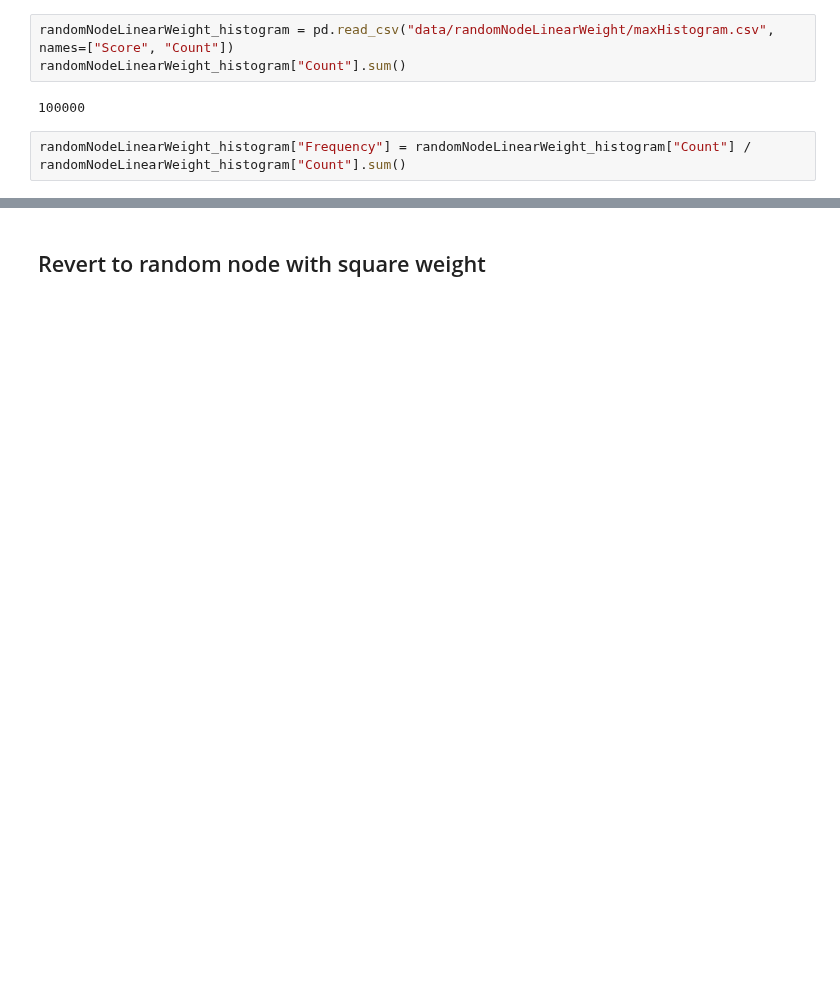
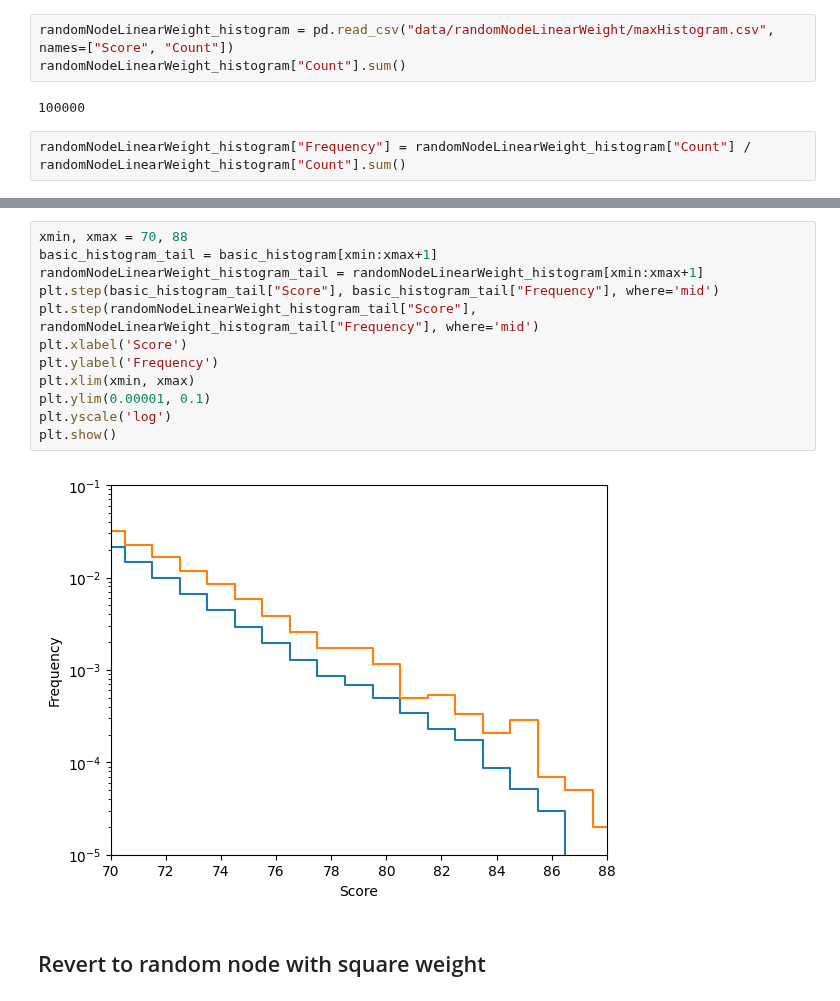
Before and after one commit to gillioz/MorpionSolitaire, a Jupyter notebook: dotnet/Statistics.ipynb, the cells around one changed output, grey strips where cells are left out. Cells and saved outputs as stored; diff of their text form; blank space fills up the shorter version.

```diff
--- a/dotnet/Statistics.ipynb
+++ b/dotnet/Statistics.ipynb
@@ -94,2 +123,16 @@ plt.show()
+# %%
+xmin, xmax = 70, 88
+basic_histogram_tail = basic_histogram[xmin:xmax+1]
+randomNodeLinearWeight_histogram_tail = randomNodeLinearWeight_histogram[xmin:xmax+1]
+plt.step(basic_histogram_tail["Score"], basic_histogram_tail["Frequency"], where='mid')
+plt.step(randomNodeLinearWeight_histogram_tail["Score"], randomNodeLinearWeight_histogram_tail["Frequency"], where='mid')
+plt.xlabel('Score')
+plt.ylabel('Frequency')
+plt.xlim(xmin, xmax)
+plt.ylim(0.00001, 0.1)
+plt.yscale('log')
+plt.show()
+# %% [output]
+[figure, added]
 # %% [markdown]
 ## Revert to random node with square weight
```
Also changed, not shown: parts of 25 cells of this notebook, 6 other files.
